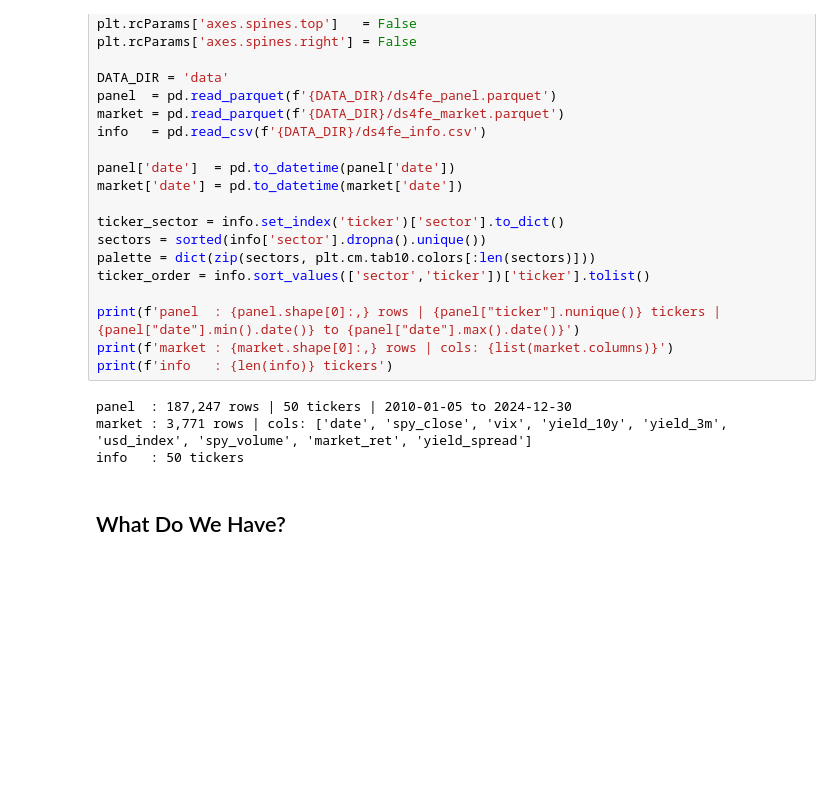
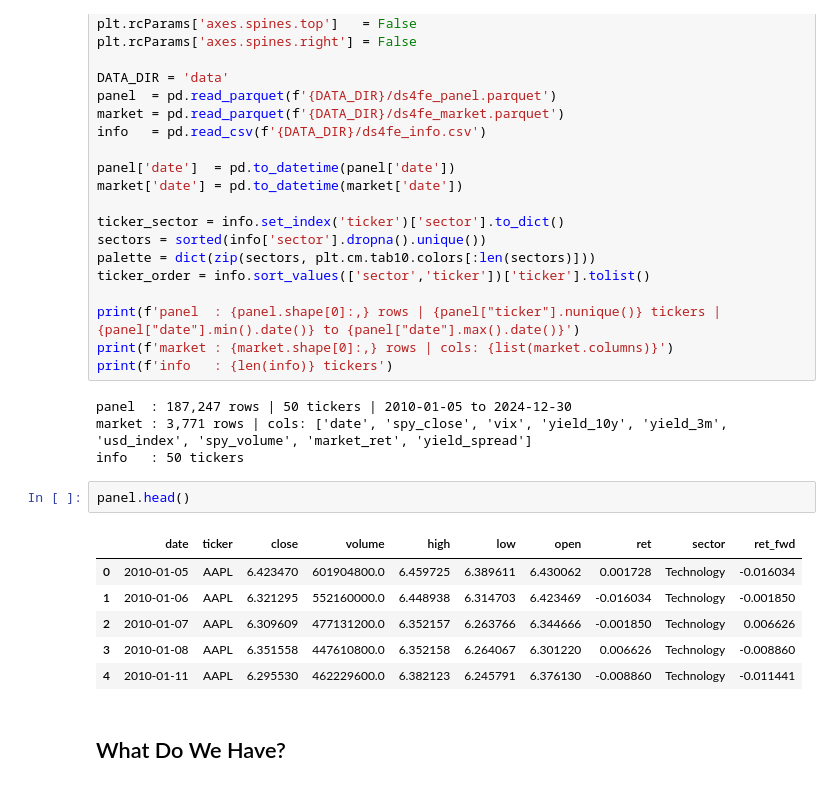
Before and after one commit to harrodyuan/DS4FE, a Jupyter notebook: DS4FE_Part1_Data_Tour.ipynb, the cells around one changed output. Cells and saved outputs as stored; diff of their text form; blank space fills up the shorter version.

```diff
--- a/DS4FE_Part1_Data_Tour.ipynb
+++ b/DS4FE_Part1_Data_Tour.ipynb
@@ -43,6 +43,15 @@ print(f'info   : {len(info)} tickers')
 panel  : 187,247 rows | 50 tickers | 2010-01-05 to 2024-12-30
 market : 3,771 rows | cols: ['date', 'spy_close', 'vix', 'yield_10y', 'yield_3m', 'usd_index', 'spy_volume', 'market_ret', 'yield_spread']
 info   : 50 tickers
+# %%
+panel.head()
+# %% [output]
+|  | date | ticker | close | volume | high | low | open | ret | sector | ret_fwd |
+| 0 | 2010-01-05 | AAPL | 6.423470 | 601904800.0 | 6.459725 | 6.389611 | 6.430062 | 0.001728 | Technology | -0.016034 |
+| 1 | 2010-01-06 | AAPL | 6.321295 | 552160000.0 | 6.448938 | 6.314703 | 6.423469 | -0.016034 | Technology | -0.001850 |
+| 2 | 2010-01-07 | AAPL | 6.309609 | 477131200.0 | 6.352157 | 6.263766 | 6.344666 | -0.001850 | Technology | 0.006626 |
+| 3 | 2010-01-08 | AAPL | 6.351558 | 447610800.0 | 6.352158 | 6.264067 | 6.301220 | 0.006626 | Technology | -0.008860 |
+| 4 | 2010-01-11 | AAPL | 6.295530 | 462229600.0 | 6.382123 | 6.245791 | 6.376130 | -0.008860 | Technology | -0.011441 |
 # %% [markdown]
 ## What Do We Have?
 # %%
```
Also changed, not shown: 2 other files.
